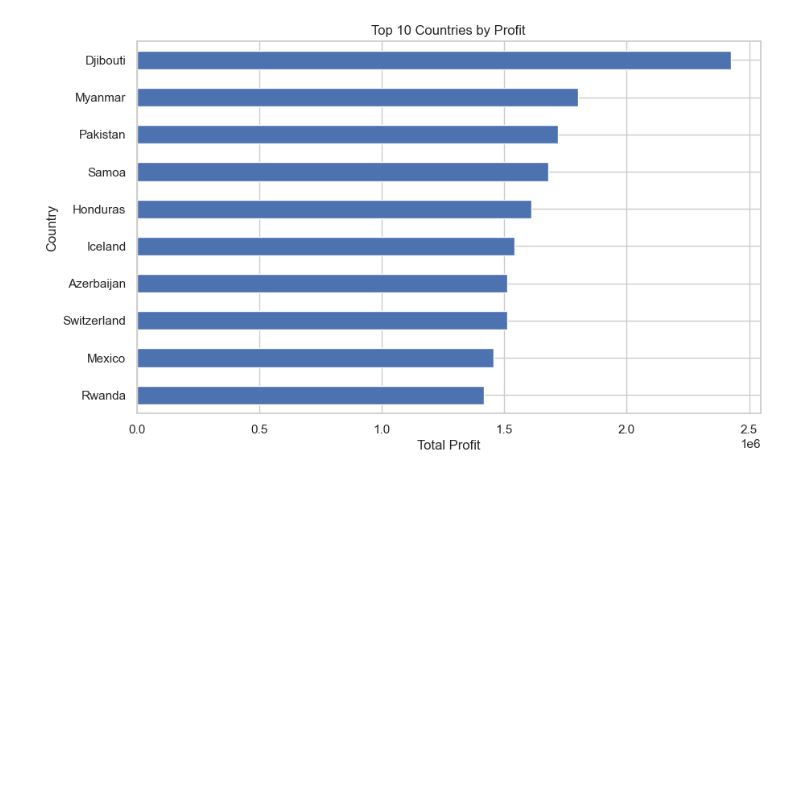
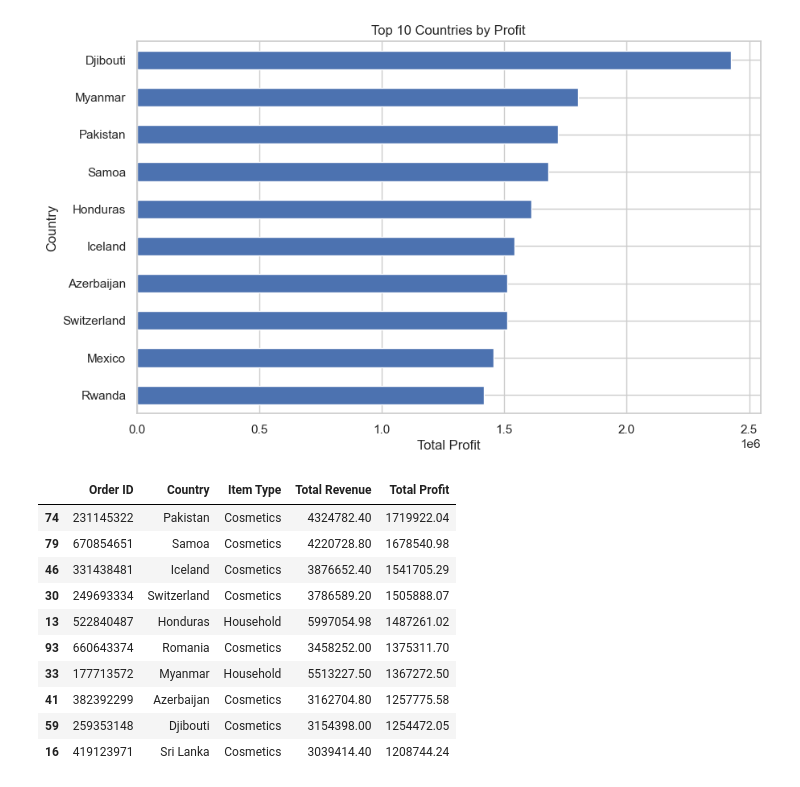
Before and after one commit to Ebin21/Amazon-Sales-Data-Analysis-using-python, a Jupyter notebook: Amazon-Sales.ipynb, the cells around one changed output. Saved outputs shown, nothing was run; the diff lists cells and outputs as text; code cells hidden in the pictures; blank space fills up the shorter version.

```diff
--- a/Amazon-Sales.ipynb
+++ b/Amazon-Sales.ipynb
@@ -819,3 +819,32 @@ plt.ylabel('Country')
 plt.show()
 # %% [output]
 [figure]
+# %%
+
+
+top_orders = (
+    df.sort_values(
+        'Total Profit',
+        ascending=False
+    )
+    [['Order ID',
+      'Country',
+      'Item Type',
+      'Total Revenue',
+      'Total Profit']]
+    .head(10)
+)
+
+top_orders
+# %% [output]
+|  | Order ID | Country | Item Type | Total Revenue | Total Profit |
+| 74 | 231145322 | Pakistan | Cosmetics | 4324782.40 | 1719922.04 |
+| 79 | 670854651 | Samoa | Cosmetics | 4220728.80 | 1678540.98 |
+| 46 | 331438481 | Iceland | Cosmetics | 3876652.40 | 1541705.29 |
+| 30 | 249693334 | Switzerland | Cosmetics | 3786589.20 | 1505888.07 |
+| 13 | 522840487 | Honduras | Household | 5997054.98 | 1487261.02 |
+| 93 | 660643374 | Romania | Cosmetics | 3458252.00 | 1375311.70 |
+| 33 | 177713572 | Myanmar | Household | 5513227.50 | 1367272.50 |
+| 41 | 382392299 | Azerbaijan | Cosmetics | 3162704.80 | 1257775.58 |
+| 59 | 259353148 | Djibouti | Cosmetics | 3154398.00 | 1254472.05 |
+| 16 | 419123971 | Sri Lanka | Cosmetics | 3039414.40 | 1208744.24 |
```
